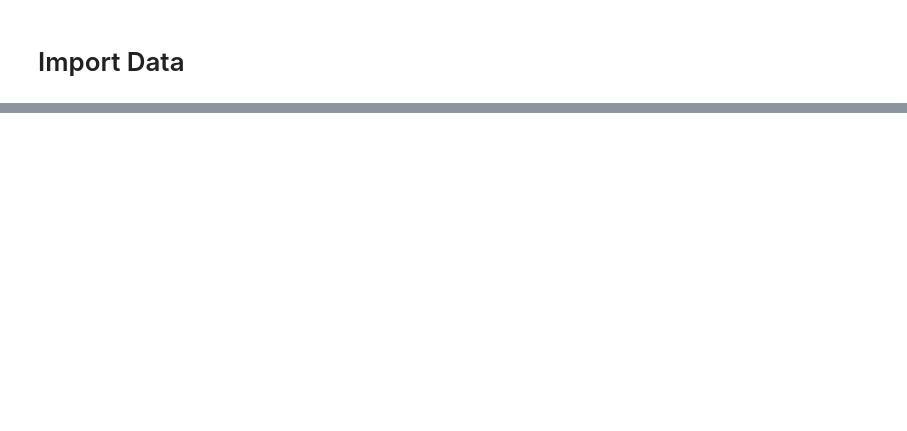
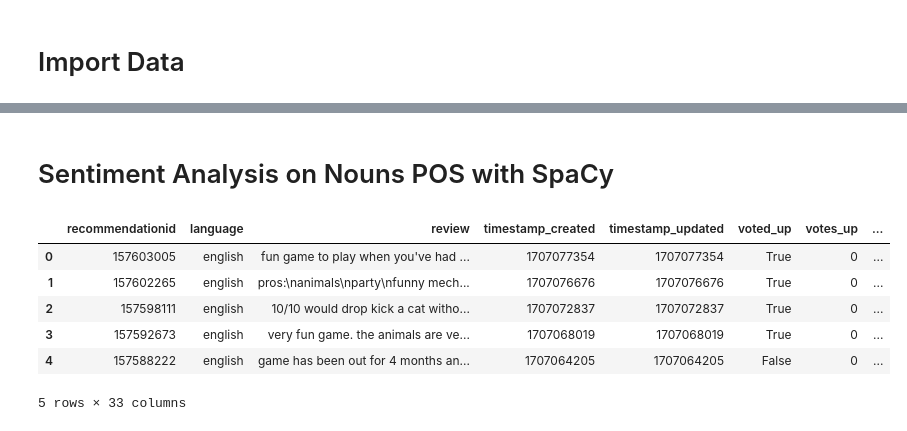
Before and after one commit to cw0033/Text-Analysis, a Jupyter notebook: Sentiment Per Review Group By Segment.ipynb, the cells around one changed output, grey strips where cells are left out. Drawn from its saved outputs; the diff is of its cells as text; code cells hidden in the pictures; blank space fills up the shorter version.

```diff
--- a/Sentiment Per Review Group By Segment.ipynb
+++ b/Sentiment Per Review Group By Segment.ipynb
@@ -92,0 +100,15 @@ df.head(10)
+# %% [markdown]
+# Sentiment Analysis on Nouns POS with SpaCy
+# %%
+# Perform sentiment analysis on the "attributes_patterns" column
+df['sentiment_score_noun_pos_spacy'] = df['attributes_patterns'].apply(lambda x: nlp(str(x))._.polarity)
+
+df.head()
+# %% [output]
+|  | recommendationid | language | review | timestamp_created | timestamp_updated | voted_up | votes_up | ... |
+| 0 | 157603005 | english | fun game to play when you've had ... | 1707077354 | 1707077354 | True | 0 | ... |
+| 1 | 157602265 | english | pros:\nanimals\nparty\nfunny mech... | 1707076676 | 1707076676 | True | 0 | ... |
+| 2 | 157598111 | english | 10/10 would drop kick a cat witho... | 1707072837 | 1707072837 | True | 0 | ... |
+| 3 | 157592673 | english | very fun game. the animals are ve... | 1707068019 | 1707068019 | True | 0 | ... |
+| 4 | 157588222 | english | game has been out for 4 months an... | 1707064205 | 1707064205 | False | 0 | ... |
+5 rows × 33 columns
```
Also changed, not shown: parts of 18 cells of this notebook, 6 other files.
